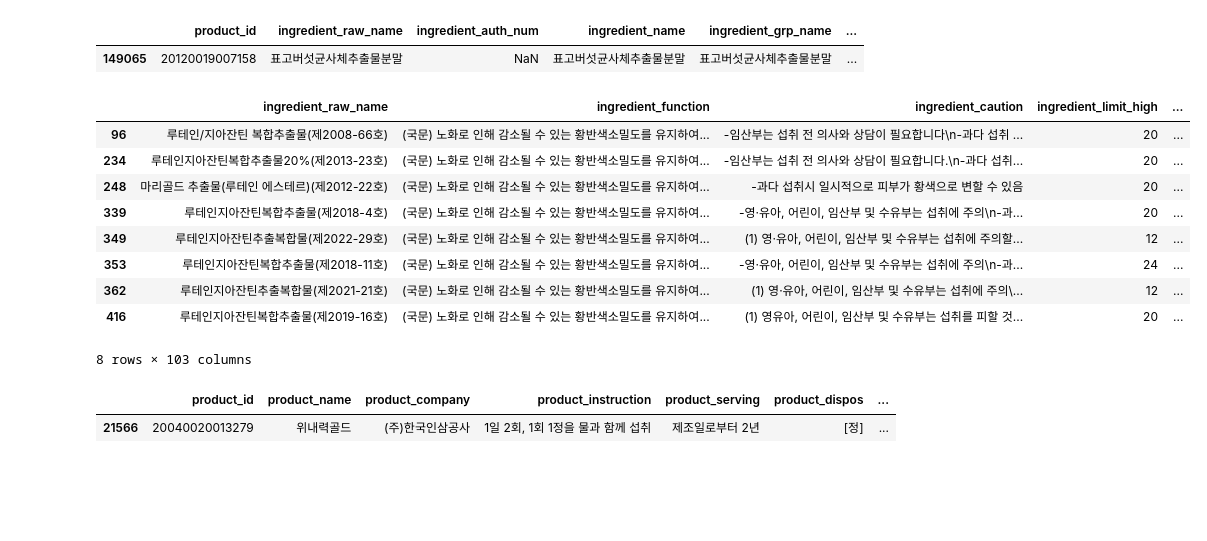
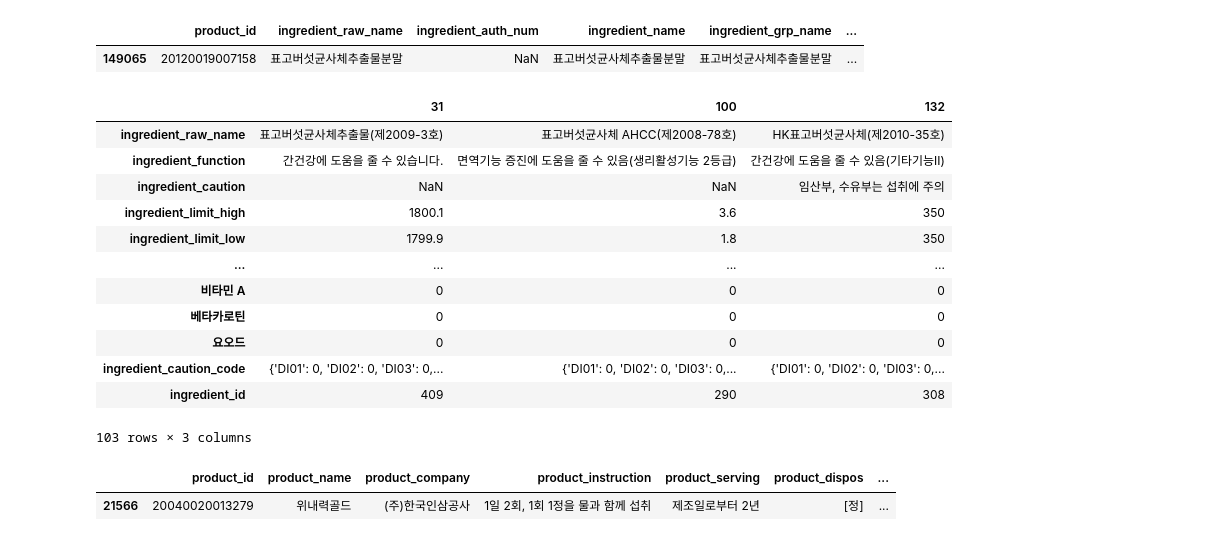
Before and after one commit to metaego/Our-family-pharmacist, a Jupyter notebook: data_processing/product_processing.ipynb, the cells around one changed output. Cells and saved outputs as stored; diff of their text form; code cells hidden in the pictures; blank space fills up the shorter version.

```diff
--- a/data_processing/product_processing.ipynb
+++ b/data_processing/product_processing.ipynb
@@ -805,13 +804,13 @@ check_zero_value(p_df, function_dict)[['product_id', 'product_function', 'functi
 # %% [output]
 |  | product_id | product_function | function_nonus |
 # %%
-# 중간 백업 - 피클 파일 저장
-with open('C:\\Users\\user\\working\\Our-family-pharmacist\\data\\product_processing.pkl', 'wb') as f:
-    pickle.dump(p_df, f)
+# # 중간 백업 - 피클 파일 저장
+# with open('C:\\Users\\user\\working\\Our-family-pharmacist\\data\\product_processing.pkl', 'wb') as f:
+#     pickle.dump(p_df, f)
 # %%
-# 백업파일 열기
-with open('C:\\Users\\user\\working\\Our-family-pharmacist\\data\\product_processing.pkl', 'rb') as f:
-    p_df = pickle.load(f)
+# # 백업파일 열기
+# with open('C:\\Users\\user\\working\\Our-family-pharmacist\\data\\product_processing.pkl', 'rb') as f:
+#     p_df = pickle.load(f)
 # %% [markdown]
 ## 건강기능 JSON 컬럼 생성
 # %%
@@ -865,13 +864,13 @@ p_df['product_caution_code']
 36790    {'DI01': 0, 'DI02': 0, 'DI03': 0, 'DI04': 0, 'DI05': 0, 'DI06': 0, 'DI07': 0, 'DI08': 0, 'DI09': 0, 'DI10': 0, 'DI11': 0, 'DI12': 0, 'DI13': 0, 'DI14': 0, 'DI15': 0, 'DI16': 0, 'DI17': 0, 'AL ...
 Name: product_caution_code, Length: 32946, dtype: object
 # %%
-# 중간 백업 - 피클 파일 저장
-with open('C:\\Users\\user\\working\\Our-family-pharmacist\\data\\product_processing.pkl', 'wb') as f:
-    pickle.dump(p_df, f)
+# # 중간 백업 - 피클 파일 저장
+# with open('C:\\Users\\user\\working\\Our-family-pharmacist\\data\\product_processing.pkl', 'wb') as f:
+#     pickle.dump(p_df, f)
 # %%
-# 백업파일 열기
-with open('C:\\Users\\user\\working\\Our-family-pharmacist\\data\\product_processing.pkl', 'rb') as f:
-    p_df = pickle.load(f)
+# # 백업파일 열기
+# with open('C:\\Users\\user\\working\\Our-family-pharmacist\\data\\product_processing.pkl', 'rb') as f:
+#     p_df = pickle.load(f)
 # %% [markdown]
 ## `product_ingredient_id` 컬럼 생성
 # %% [markdown]
@@ -1146,18 +1145,21 @@ merge_recom_name_df_2[merge_recom_name_df_2['ingredient_recom_name'].str.contain
 |  | product_id | ingredient_raw_name | ingredient_auth_num | ingredient_name | ingredient_grp_name | ... |
 | 149065 | 20120019007158 | 표고버섯균사체추출물분말 | NaN | 표고버섯균사체추출물분말 | 표고버섯균사체추출물분말 | ... |
 # %%
-i_df[i_df['ingredient_raw_name'].str.contains('루테인')]
+i_df[i_df['ingredient_raw_name'].str.contains('표고')].T
 # %% [output]
-|  | ingredient_raw_name | ingredient_function | ingredient_caution | ingredient_limit_high | ... |
-| 96 | 루테인/지아잔틴 복합추출물(제2008-66호) | (국문) 노화로 인해 감소될 수 있는 황반색소밀도를 유지하여... | -임산부는 섭취 전 의사와 상담이 필요합니다\n-과다 섭취 ... | 20 | ... |
-| 234 | 루테인지아잔틴복합추출물20%(제2013-23호) | (국문) 노화로 인해 감소될 수 있는 황반색소밀도를 유지하여... | -임산부는 섭취 전 의사와 상담이 필요합니다.\n-과다 섭취... | 20 | ... |
-| 248 | 마리골드 추출물(루테인 에스테르)(제2012-22호) | (국문) 노화로 인해 감소될 수 있는 황반색소밀도를 유지하여... | -과다 섭취시 일시적으로 피부가 황색으로 변할 수 있음 | 20 | ... |
-| 339 | 루테인지아잔틴복합추출물(제2018-4호) | (국문) 노화로 인해 감소될 수 있는 황반색소밀도를 유지하여... | -영·유아, 어린이, 임산부 및 수유부는 섭취에 주의\n-과... | 20 | ... |
-| 349 | 루테인지아잔틴추출복합물(제2022-29호) | (국문) 노화로 인해 감소될 수 있는 황반색소밀도를 유지하여... | (1) 영‧유아, 어린이, 임산부 및 수유부는 섭취에 주의할... | 12 | ... |
-| 353 | 루테인지아잔틴복합추출물(제2018-11호) | (국문) 노화로 인해 감소될 수 있는 황반색소밀도를 유지하여... | -영·유아, 어린이, 임산부 및 수유부는 섭취에 주의\n-과... | 24 | ... |
-| 362 | 루테인지아잔틴추출복합물(제2021-21호) | (국문) 노화로 인해 감소될 수 있는 황반색소밀도를 유지하여... | (1) 영‧유아, 어린이, 임산부 및 수유부는 섭취에 주의\... | 12 | ... |
-| 416 | 루테인지아잔틴복합추출물(제2019-16호) | (국문) 노화로 인해 감소될 수 있는 황반색소밀도를 유지하여... | (1) 영유아, 어린이, 임산부 및 수유부는 섭취를 피할 것... | 20 | ... |
+|  | 31 | 100 | 132 |
+| ingredient_raw_name | 표고버섯균사체추출물(제2009-3호) | 표고버섯균사체 AHCC(제2008-78호) | HK표고버섯균사체(제2010-35호) |
+| ingredient_function | 간건강에 도움을 줄 수 있습니다. | 면역기능 증진에 도움을 줄 수 있음(생리활성기능 2등급) | 간건강에 도움을 줄 수 있음(기타기능II) |
+| ingredient_caution | NaN | NaN | 임산부, 수유부는 섭취에 주의 |
+| ingredient_limit_high | 1800.1 | 3.6 | 350 |
+| ingredient_limit_low | 1799.9 | 1.8 | 350 |
+| ... | ... | ... | ... |
+| 비타민 A | 0 | 0 | 0 |
+| 베타카로틴 | 0 | 0 | 0 |
+| 요오드 | 0 | 0 | 0 |
+| ingredient_caution_code | {'DI01': 0, 'DI02': 0, 'DI03': 0,... | {'DI01': 0, 'DI02': 0, 'DI03': 0,... | {'DI01': 0, 'DI02': 0, 'DI03': 0,... |
+| ingredient_id | 409 | 290 | 308 |
-8 rows × 103 columns
+103 rows × 3 columns
 # %%
 # 모두 안지오랩 회사 제품 -> 개별인정원료 '레몬 밤 추출물 혼합분말'
 check_p_ids = merge_recom_name_df_2[merge_recom_name_df_2['ingredient_recom_name'].str.contains('오비엑스')]['product_id'].tolist()
```
Also changed, not shown: parts of 14 cells of this notebook, 1 other file.
